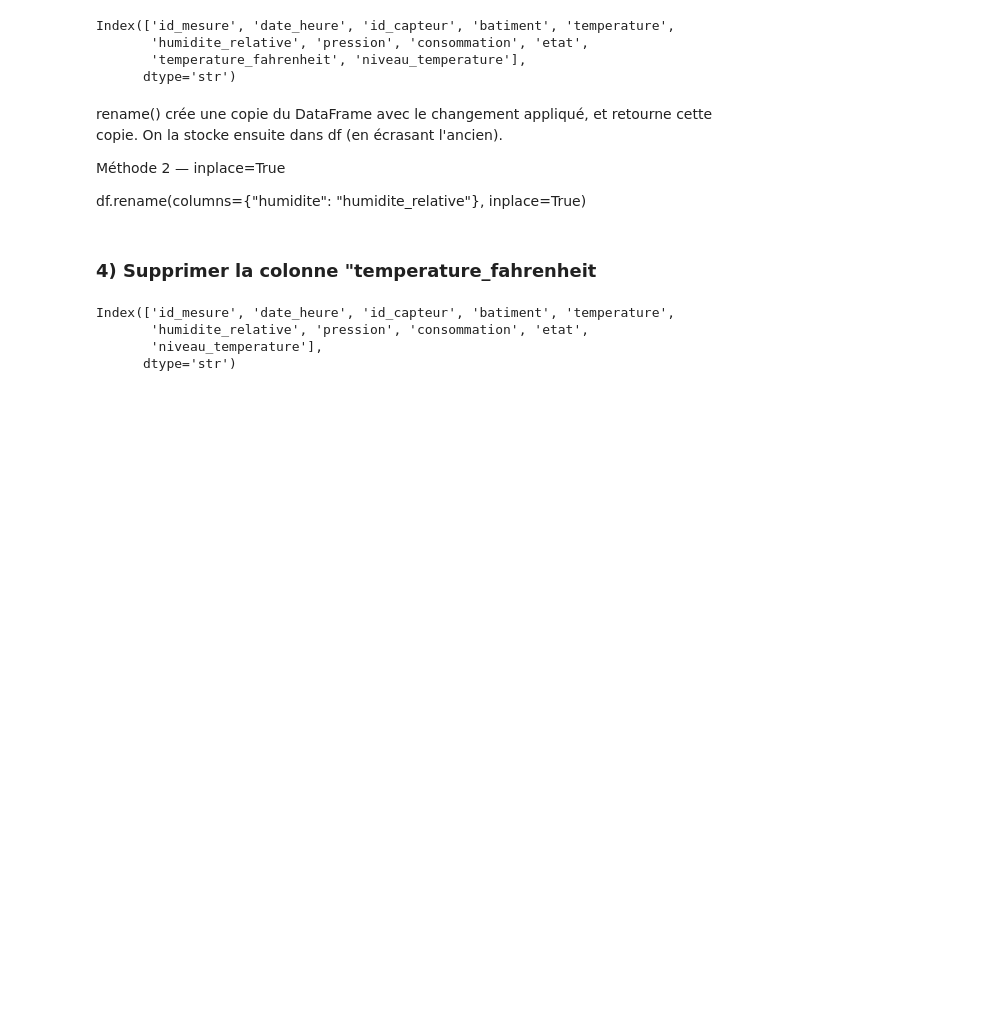
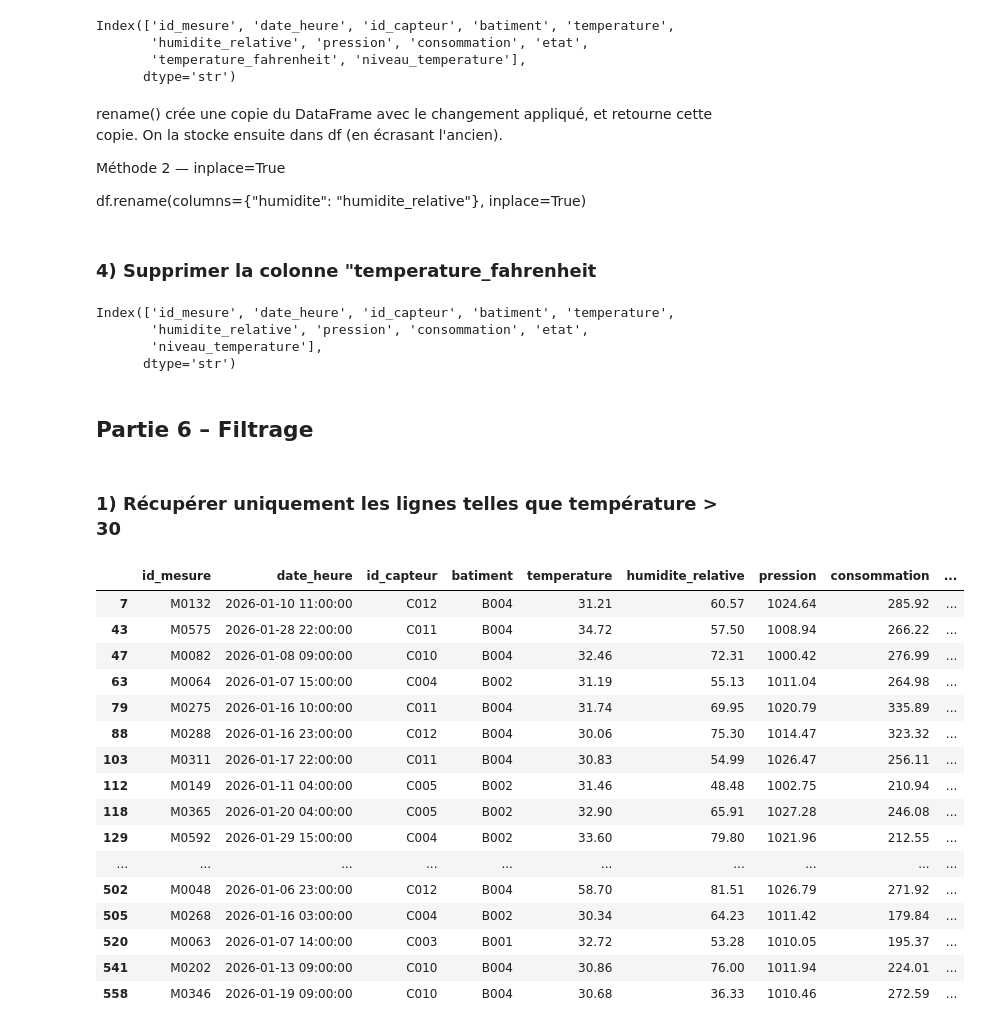
Before and after one commit to Fattimm/atelierPandas, a Jupyter notebook: notebooks/atelier_pandas_iot .ipynb, the cells around one changed output. Saved outputs shown, nothing was run; the diff lists cells and outputs as text; code cells hidden in the pictures; blank space fills up the shorter version.

Commit message:
Partie 6 – Filtrage

```diff
--- a/notebooks/atelier_pandas_iot .ipynb
+++ b/notebooks/atelier_pandas_iot .ipynb
@@ -356,3 +356,28 @@ Index(['id_mesure', 'date_heure', 'id_capteur', 'batiment', 'temperature',
        'humidite_relative', 'pression', 'consommation', 'etat',
        'niveau_temperature'],
       dtype='str')
+# %% [markdown]
+## Partie 6 – Filtrage
+# %% [markdown]
+### 1) Récupérer uniquement les lignes telles que température > 30
+# %%
+df_temp_elevee = df[df["temperature"] > 30]
+df_temp_elevee
+# %% [output]
+|  | id_mesure | date_heure | id_capteur | batiment | temperature | humidite_relative | pression | consommation | ... |
+| 7 | M0132 | 2026-01-10 11:00:00 | C012 | B004 | 31.21 | 60.57 | 1024.64 | 285.92 | ... |
+| 43 | M0575 | 2026-01-28 22:00:00 | C011 | B004 | 34.72 | 57.50 | 1008.94 | 266.22 | ... |
+| 47 | M0082 | 2026-01-08 09:00:00 | C010 | B004 | 32.46 | 72.31 | 1000.42 | 276.99 | ... |
+| 63 | M0064 | 2026-01-07 15:00:00 | C004 | B002 | 31.19 | 55.13 | 1011.04 | 264.98 | ... |
+| 79 | M0275 | 2026-01-16 10:00:00 | C011 | B004 | 31.74 | 69.95 | 1020.79 | 335.89 | ... |
+| 88 | M0288 | 2026-01-16 23:00:00 | C012 | B004 | 30.06 | 75.30 | 1014.47 | 323.32 | ... |
+| 103 | M0311 | 2026-01-17 22:00:00 | C011 | B004 | 30.83 | 54.99 | 1026.47 | 256.11 | ... |
+| 112 | M0149 | 2026-01-11 04:00:00 | C005 | B002 | 31.46 | 48.48 | 1002.75 | 210.94 | ... |
+| 118 | M0365 | 2026-01-20 04:00:00 | C005 | B002 | 32.90 | 65.91 | 1027.28 | 246.08 | ... |
+| 129 | M0592 | 2026-01-29 15:00:00 | C004 | B002 | 33.60 | 79.80 | 1021.96 | 212.55 | ... |
+| ... | ... | ... | ... | ... | ... | ... | ... | ... | ... |
+| 502 | M0048 | 2026-01-06 23:00:00 | C012 | B004 | 58.70 | 81.51 | 1026.79 | 271.92 | ... |
+| 505 | M0268 | 2026-01-16 03:00:00 | C004 | B002 | 30.34 | 64.23 | 1011.42 | 179.84 | ... |
+| 520 | M0063 | 2026-01-07 14:00:00 | C003 | B001 | 32.72 | 53.28 | 1010.05 | 195.37 | ... |
+| 541 | M0202 | 2026-01-13 09:00:00 | C010 | B004 | 30.86 | 76.00 | 1011.94 | 224.01 | ... |
+| 558 | M0346 | 2026-01-19 09:00:00 | C010 | B004 | 30.68 | 36.33 | 1010.46 | 272.59 | ... |
```
Also changed, not shown: parts of 2 cells of this notebook.
